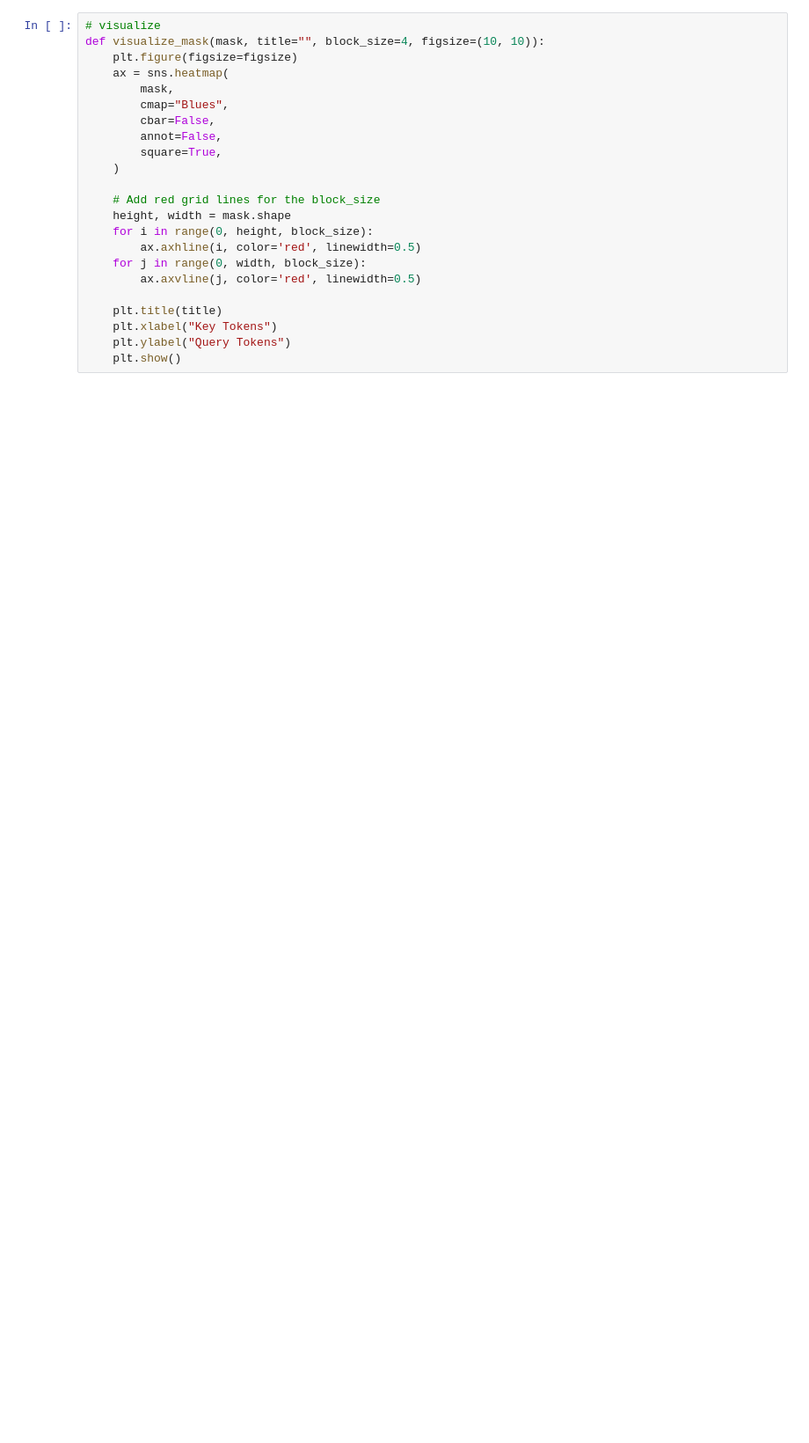
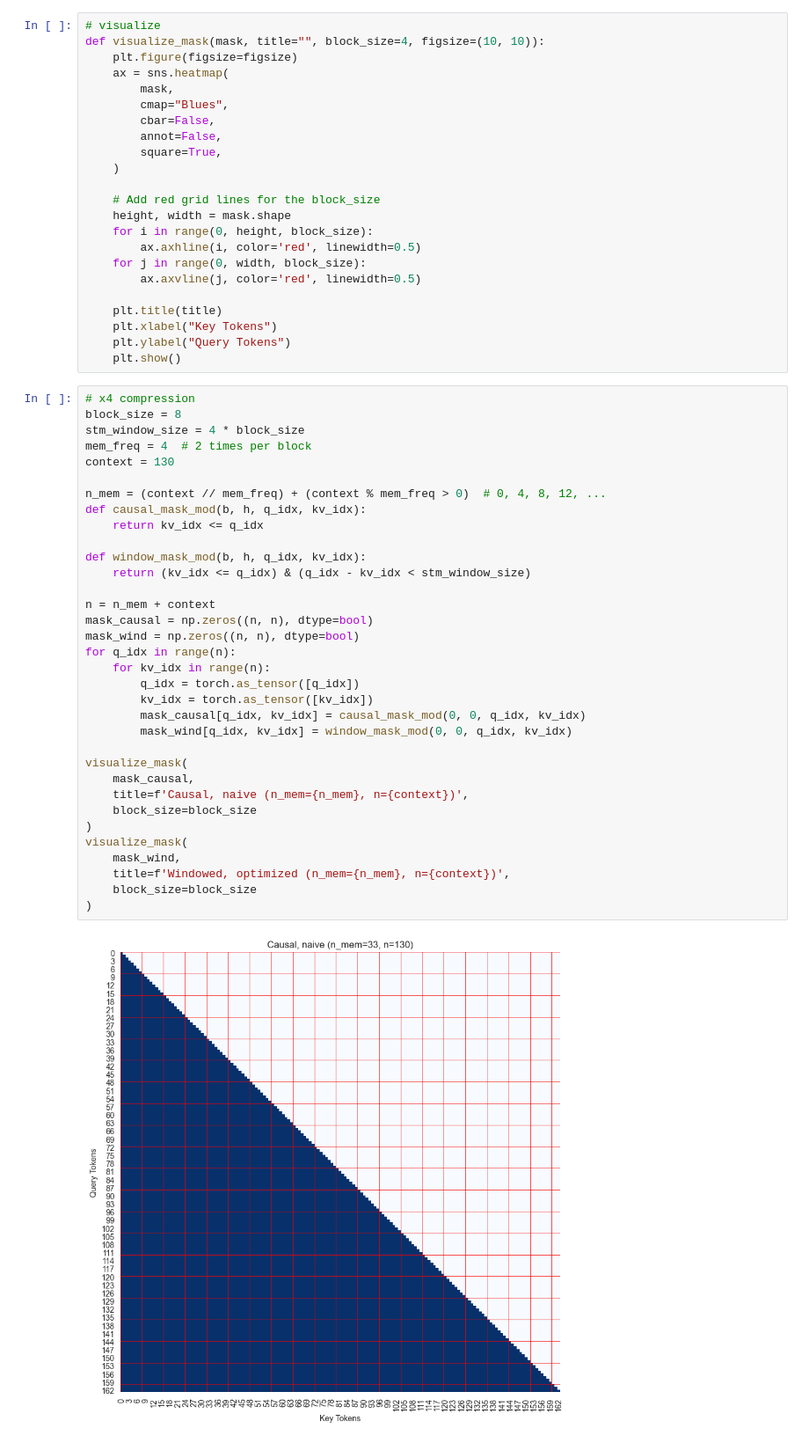
Before and after one commit to ViktorooReps/mem-llm, a Jupyter notebook: benchmark_attn.ipynb, the cells around one changed output. Shown at 88% size. Drawn from its saved outputs; the diff is of its cells as text; blank space fills up the shorter version.

```diff
--- a/benchmark_attn.ipynb
+++ b/benchmark_attn.ipynb
@@ -97,3 +148,39 @@ def visualize_mask(mask, title="", block_size=4, figsize=(10, 10)):
     plt.xlabel("Key Tokens")
     plt.ylabel("Query Tokens")
     plt.show()
+# %%
+# x4 compression
+block_size = 8
+stm_window_size = 4 * block_size
+mem_freq = 4  # 2 times per block
+context = 130
+
+n_mem = (context // mem_freq) + (context % mem_freq > 0)  # 0, 4, 8, 12, ...
+def causal_mask_mod(b, h, q_idx, kv_idx):
+    return kv_idx <= q_idx
+
+def window_mask_mod(b, h, q_idx, kv_idx):
+    return (kv_idx <= q_idx) & (q_idx - kv_idx < stm_window_size)
+
+n = n_mem + context
+mask_causal = np.zeros((n, n), dtype=bool)
+mask_wind = np.zeros((n, n), dtype=bool)
+for q_idx in range(n):
+    for kv_idx in range(n):
+        q_idx = torch.as_tensor([q_idx])
+        kv_idx = torch.as_tensor([kv_idx])
+        mask_causal[q_idx, kv_idx] = causal_mask_mod(0, 0, q_idx, kv_idx)
+        mask_wind[q_idx, kv_idx] = window_mask_mod(0, 0, q_idx, kv_idx)
+
+visualize_mask(
+    mask_causal,
+    title=f'Causal, naive (n_mem={n_mem}, n={context})',
+    block_size=block_size
+)
+visualize_mask(
+    mask_wind,
+    title=f'Windowed, optimized (n_mem={n_mem}, n={context})',
+    block_size=block_size
+)
+# %% [output]
+[figure, added]
```
Also changed, not shown: parts of 19 cells of this notebook, 7 other files.
